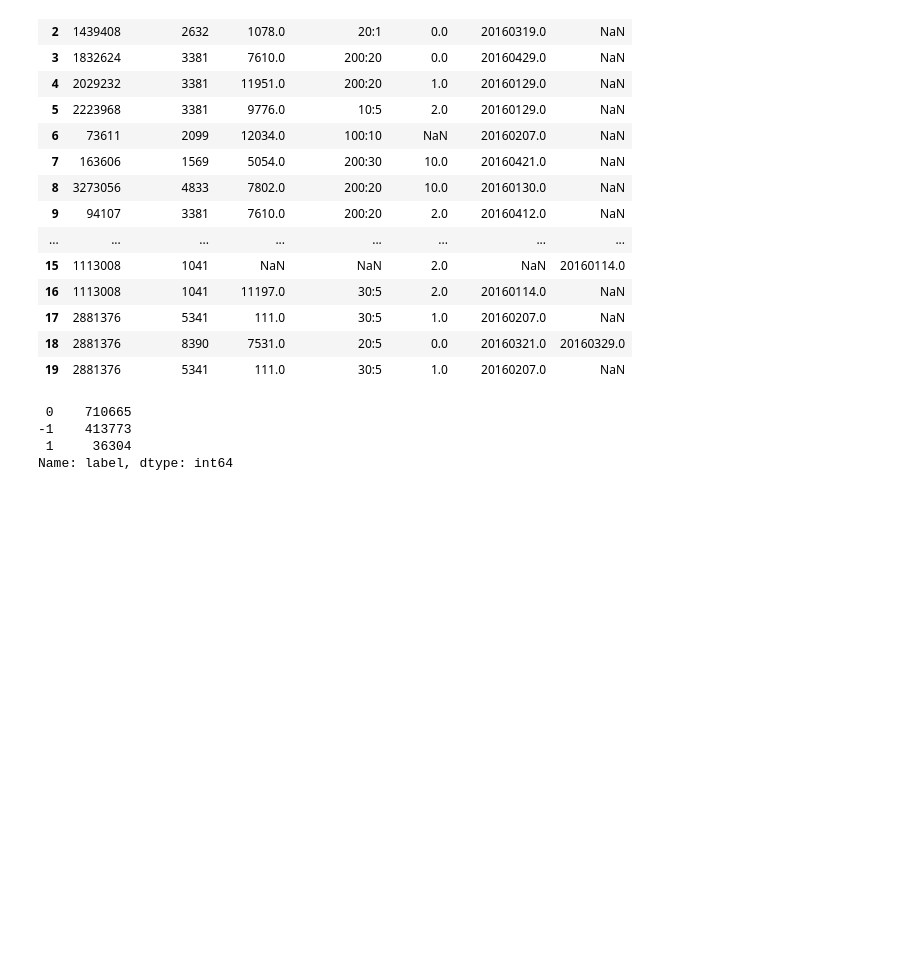
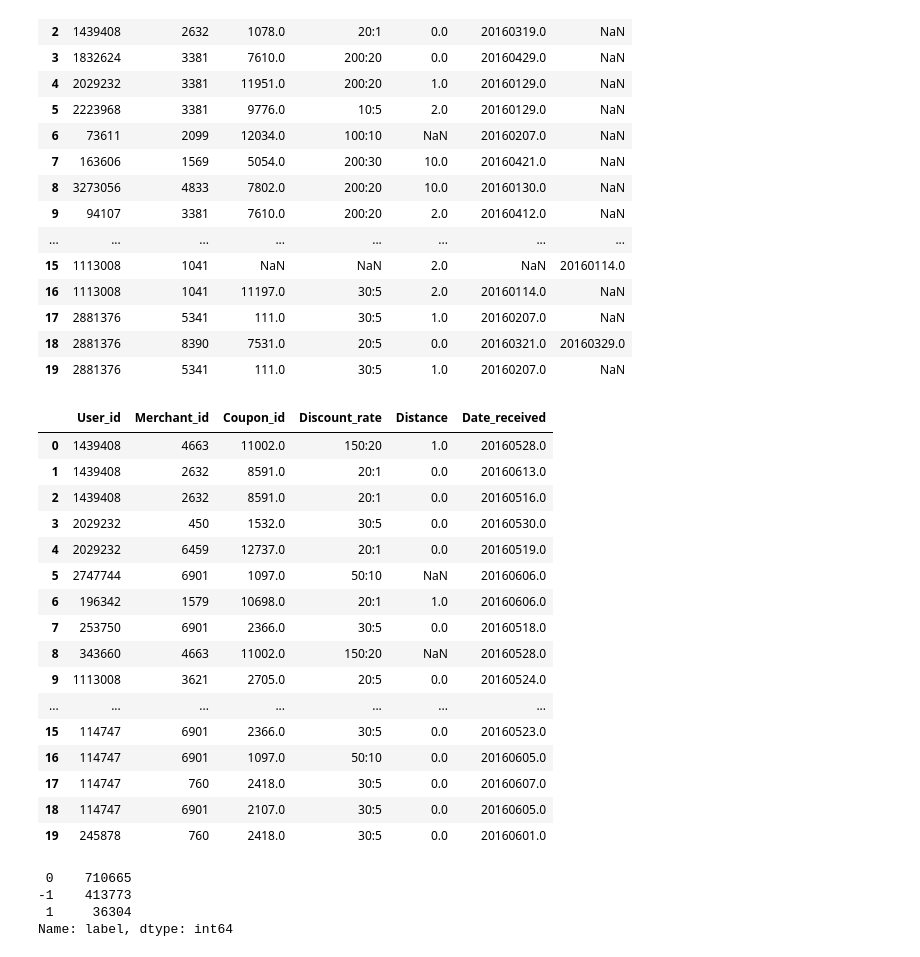
Before and after one commit to tcalecchen/2nd-ML100Days, a Jupyter notebook: homework/Midterm_exam.ipynb, the cells around one changed output. Saved outputs shown, nothing was run; the diff lists cells and outputs as text; code cells hidden in the pictures; blank space fills up the shorter version.

```diff
--- a/homework/Midterm_exam.ipynb
+++ b/homework/Midterm_exam.ipynb
@@ -41,6 +42,26 @@ df_train.head(20)
 | 17 | 2881376 | 5341 | 111.0 | 30:5 | 1.0 | 20160207.0 | NaN |
 | 18 | 2881376 | 8390 | 7531.0 | 20:5 | 0.0 | 20160321.0 | 20160329.0 |
 | 19 | 2881376 | 5341 | 111.0 | 30:5 | 1.0 | 20160207.0 | NaN |
+# %%
+df_test.head(20)  # df_test 為測試資料，沒有 date 欄位（購買商品時間）
+# %% [output]
+|  | User_id | Merchant_id | Coupon_id | Discount_rate | Distance | Date_received |
+| 0 | 1439408 | 4663 | 11002.0 | 150:20 | 1.0 | 20160528.0 |
+| 1 | 1439408 | 2632 | 8591.0 | 20:1 | 0.0 | 20160613.0 |
+| 2 | 1439408 | 2632 | 8591.0 | 20:1 | 0.0 | 20160516.0 |
+| 3 | 2029232 | 450 | 1532.0 | 30:5 | 0.0 | 20160530.0 |
+| 4 | 2029232 | 6459 | 12737.0 | 20:1 | 0.0 | 20160519.0 |
+| 5 | 2747744 | 6901 | 1097.0 | 50:10 | NaN | 20160606.0 |
+| 6 | 196342 | 1579 | 10698.0 | 20:1 | 1.0 | 20160606.0 |
+| 7 | 253750 | 6901 | 2366.0 | 30:5 | 0.0 | 20160518.0 |
+| 8 | 343660 | 4663 | 11002.0 | 150:20 | NaN | 20160528.0 |
+| 9 | 1113008 | 3621 | 2705.0 | 20:5 | 0.0 | 20160524.0 |
+| ... | ... | ... | ... | ... | ... | ... |
+| 15 | 114747 | 6901 | 2366.0 | 30:5 | 0.0 | 20160523.0 |
+| 16 | 114747 | 6901 | 1097.0 | 50:10 | 0.0 | 20160605.0 |
+| 17 | 114747 | 760 | 2418.0 | 30:5 | 0.0 | 20160607.0 |
+| 18 | 114747 | 6901 | 2107.0 | 30:5 | 0.0 | 20160605.0 |
+| 19 | 245878 | 760 | 2418.0 | 30:5 | 0.0 | 20160601.0 |
 # %%
 ## Creat target label
 
```
Also changed, not shown: parts of 20 cells of this notebook.
